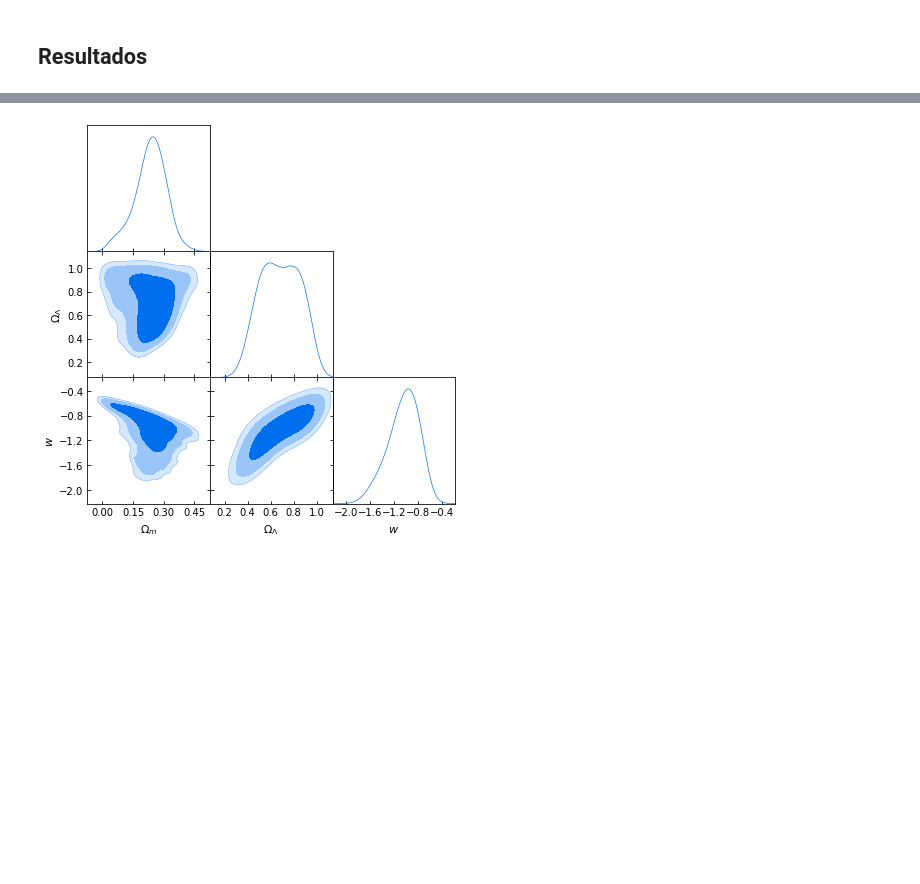
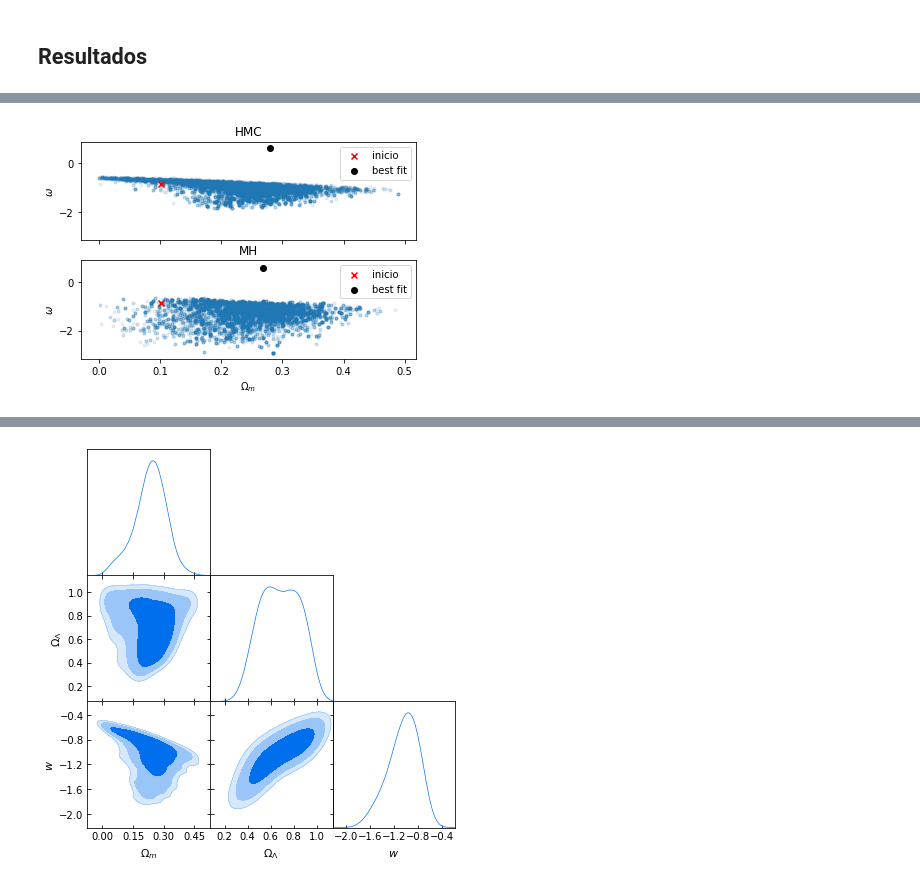
Before and after one commit to fluowhy/MCMC-methods, a Jupyter notebook: mcmc_hmc.ipynb, the cells around one changed output, grey strips where cells are left out. Drawn from its saved outputs; the diff is of its cells as text; code cells hidden in the pictures; blank space fills up the shorter version.

```diff
--- a/mcmc_hmc.ipynb
+++ b/mcmc_hmc.ipynb
@@ -16,6 +16,7 @@ import time
 from getdist import plots, MCSamples
 import time
 %matplotlib inline
+dpi=200
 # %% [markdown]
 # Gradiente de U
 
@@ -445,6 +446,26 @@ def MH(modelo, datos, N, params, q0, cov_mod, cov_prop, des=0.24):
     for i in range(len(params)):
         muestras[params[i]] = chain[:, i]
     return muestras, Ratio, chi_2, post, mins
+
+
+def plot(arr1, arr2, keys, names, save=None):
+    fig, (ax1, ax2) = plt.subplots(2, sharex=True, sharey=True)
+    ax1.scatter(arr1[0][keys[0]], arr1[0][keys[1]], marker='.', alpha=0.1)
+    ax1.scatter(arr1[0][keys[0]][0], arr1[0][keys[1]][0], marker='x', color='red', alpha=1, label='inicio')
+    ax1.scatter(arr1[4][0], arr1[4][1], marker='o', color='black', alpha=1, label='best fit')
+    ax2.scatter(arr2[0][keys[0]], arr2[0][keys[1]], marker='.', alpha=0.1)
+    ax2.scatter(arr2[0][keys[0]][0], arr2[0][keys[1]][0], marker='x', color='red', alpha=1, label='inicio')
+    ax2.scatter(arr2[4][0], arr2[4][1], marker='o', color='black', alpha=1, label='best fit')
+    ax1.set_title('HMC')
+    ax2.set_title('MH')
+    ax1.legend()
+    ax2.legend()
+    ax2.set_xlabel(names[0])
+    ax2.set_ylabel(names[1])
+    ax1.set_ylabel(names[1])
+    if save!=None:
+        fig.savefig('muestras_'+keys[0]+'_'+keys[1], dpi=dpi)
+    return
 # %%
 # saved things directory
 direc = '/home/mauricio/Documents/Uni/Intro_2/' + 'gal.txt'
@@ -588,0 +553,6 @@ Text(0,0.5,'$\\omega$')
+# %%
+names = [r'$\Omega_{m}$', r'$\omega$']
+keys = ['om', 'w']
+plot(R_hmc, R_mh, keys, names, save='yes')
+# %% [output]
+[figure, added]
```
Also changed, not shown: parts of 5 cells of this notebook, 4 other files.
